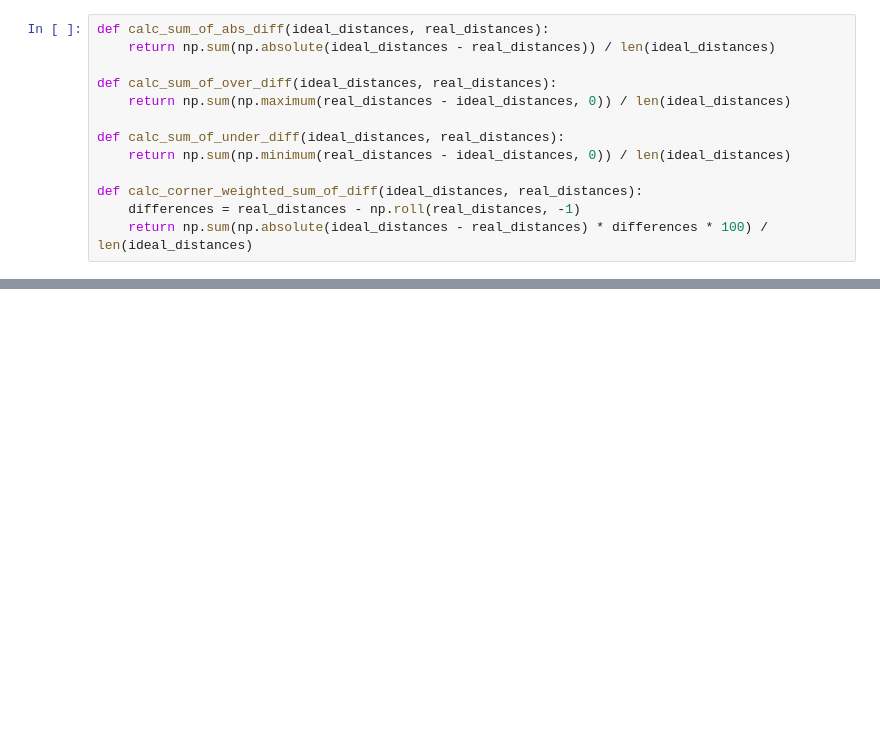
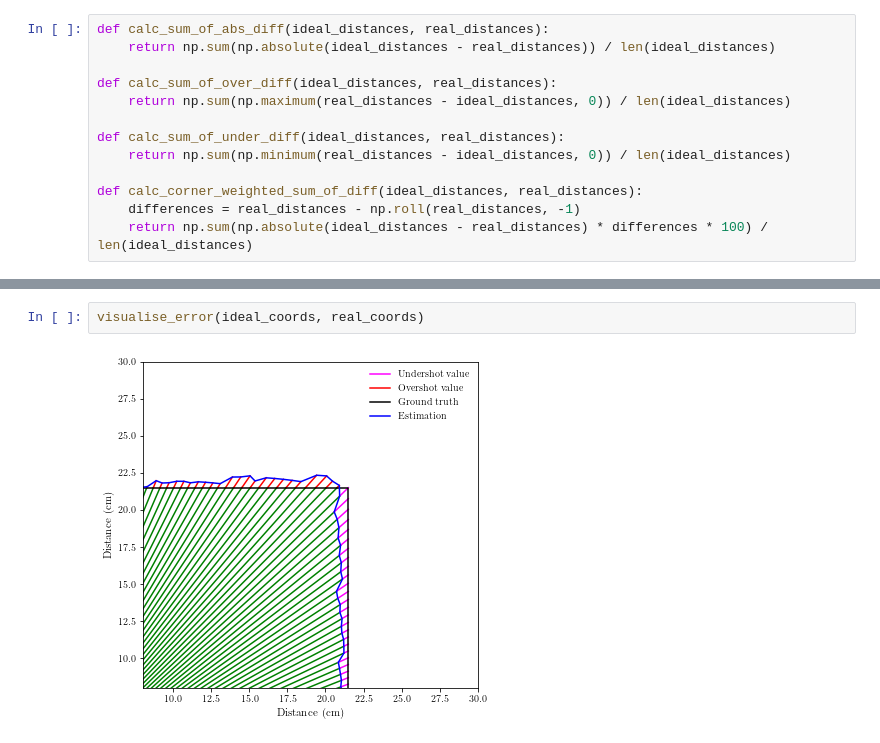
Before and after one commit to fznsakib/arduino-mapping, a Jupyter notebook: graphs/plots.ipynb, the cells around one changed output, grey strips where cells are left out. Cells and saved outputs as stored; diff of their text form; blank space fills up the shorter version.

```diff
--- a/graphs/plots.ipynb
+++ b/graphs/plots.ipynb
@@ -96,0 +150,4 @@ print(calc_corner_weighted_sum_of_diff(ideal_distances, coords_to_distances(real
+# %%
+visualise_error(ideal_coords, real_coords)
+# %% [output]
+[figure, added]
```
Also changed, not shown: parts of 5 cells of this notebook.
